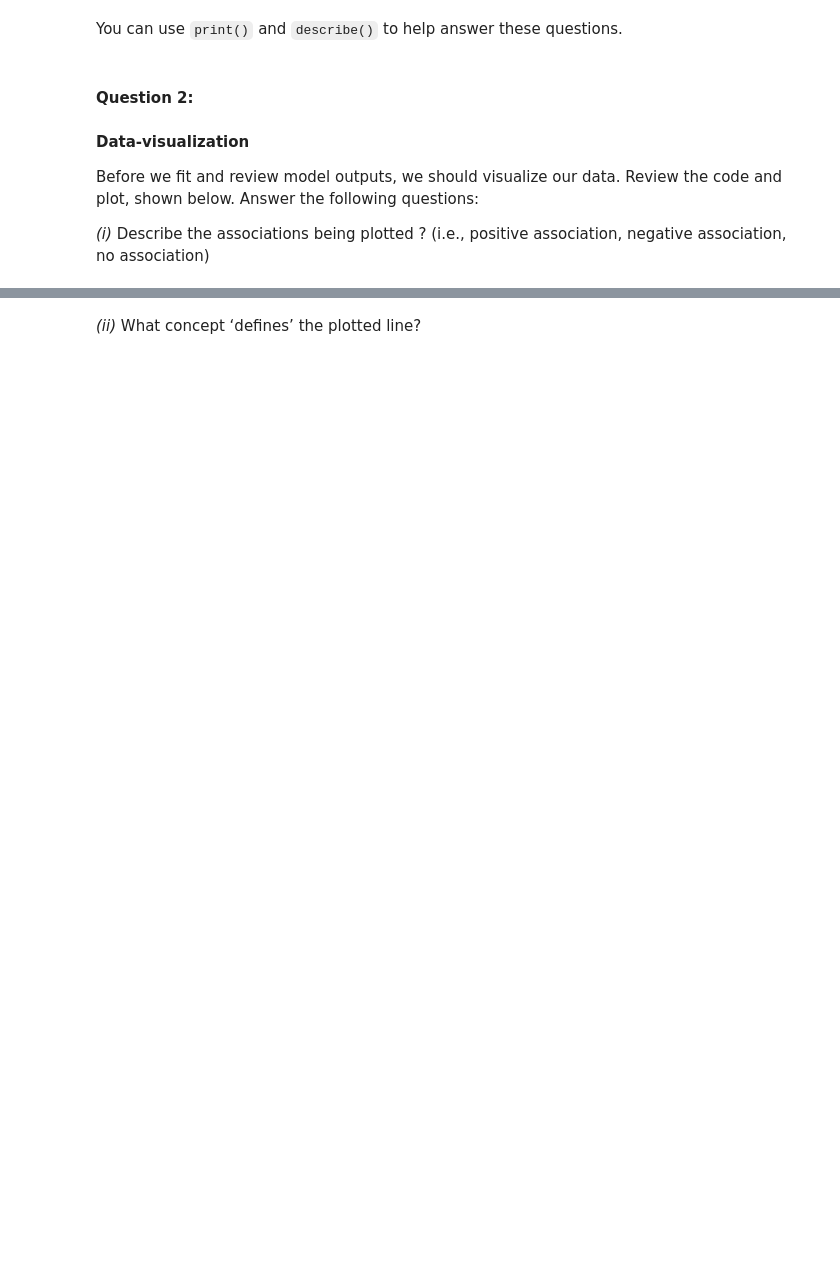
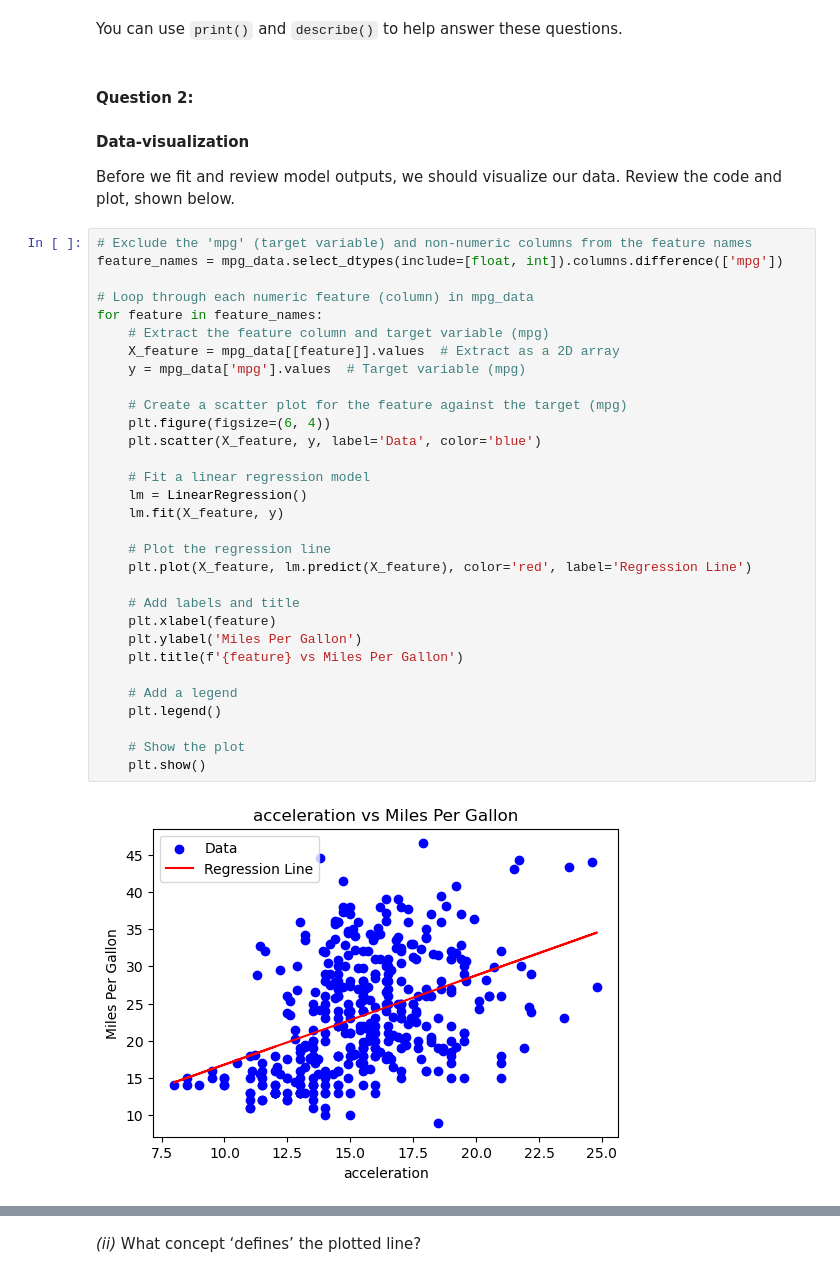
Before and after one commit to funny-carrot/applying_statistical_concepts, a Jupyter notebook: 02_activities/assignments/comp_assignment_2.ipynb, the cells around one changed output, grey strips where cells are left out. Drawn from its saved outputs; the diff is of its cells as text; blank space fills up the shorter version.

```diff
--- a/02_activities/assignments/comp_assignment_2.ipynb
+++ b/02_activities/assignments/comp_assignment_2.ipynb
@@ -89,6 +99,37 @@ You can use `print()` and `describe()` to help answer these questions.
 #### **Question 2:**
 #### Data-visualization
 
-Before we fit and review model outputs, we should visualize our data. Review the code and plot, shown below. Answer the following questions:
-
-_(i)_ Describe the associations being plotted ? (i.e., positive association, negative association, no association)
+Before we fit and review model outputs, we should visualize our data. Review the code and plot, shown below.
+# %%
+# Exclude the 'mpg' (target variable) and non-numeric columns from the feature names
+feature_names = mpg_data.select_dtypes(include=[float, int]).columns.difference(['mpg'])
+
+# Loop through each numeric feature (column) in mpg_data
+for feature in feature_names:
+    # Extract the feature column and target variable (mpg)
+    X_feature = mpg_data[[feature]].values  # Extract as a 2D array
+    y = mpg_data['mpg'].values  # Target variable (mpg)
+
+    # Create a scatter plot for the feature against the target (mpg)
+    plt.figure(figsize=(6, 4))
+    plt.scatter(X_feature, y, label='Data', color='blue')
+
+    # Fit a linear regression model
+    lm = LinearRegression()
+    lm.fit(X_feature, y)
+
+    # Plot the regression line
+    plt.plot(X_feature, lm.predict(X_feature), color='red', label='Regression Line')
+
+    # Add labels and title
+    plt.xlabel(feature)
+    plt.ylabel('Miles Per Gallon')
+    plt.title(f'{feature} vs Miles Per Gallon')
+
+    # Add a legend
+    plt.legend()
+
+    # Show the plot
+    plt.show()
+# %% [output]
+[figure, new version]
```
Also changed, not shown: parts of 31 cells of this notebook.
